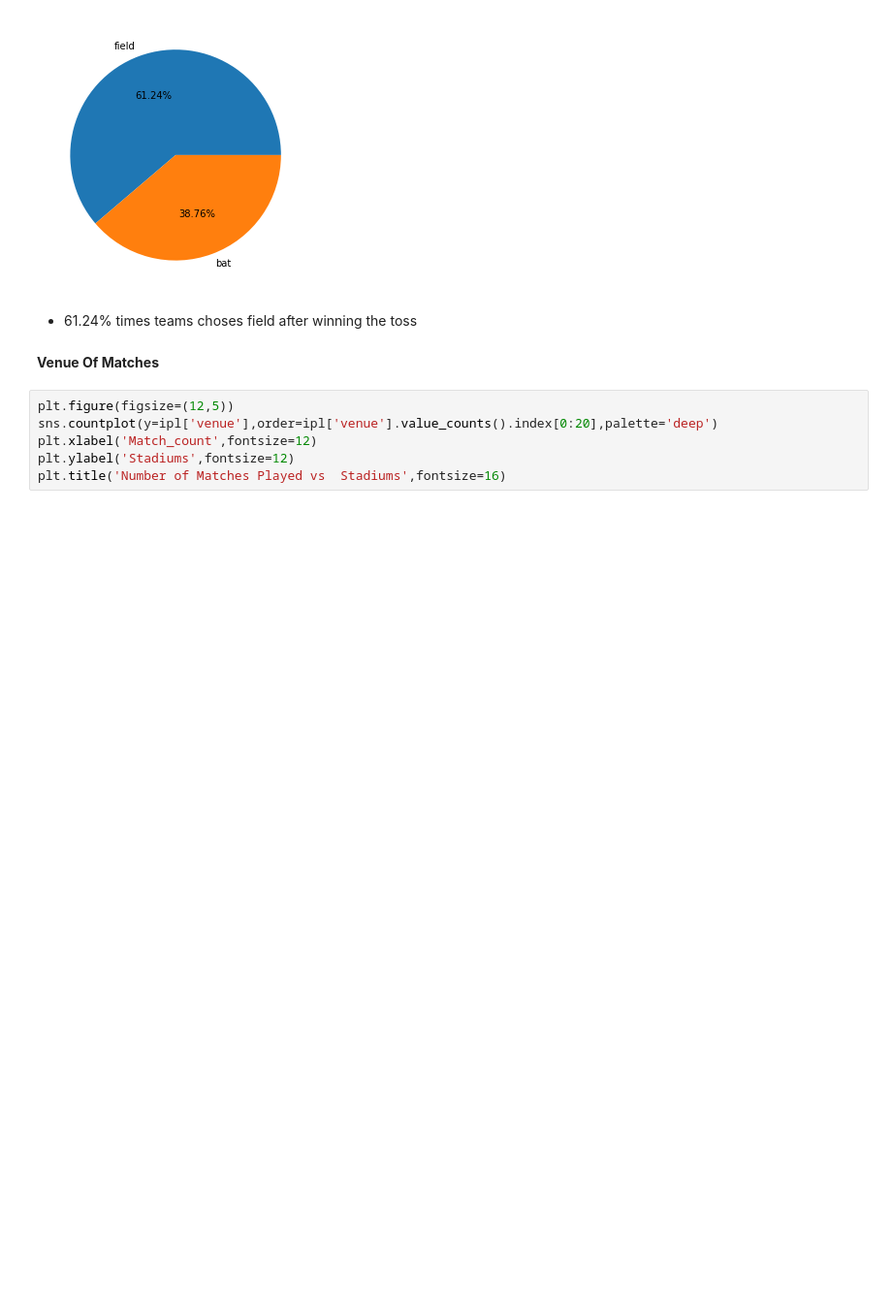
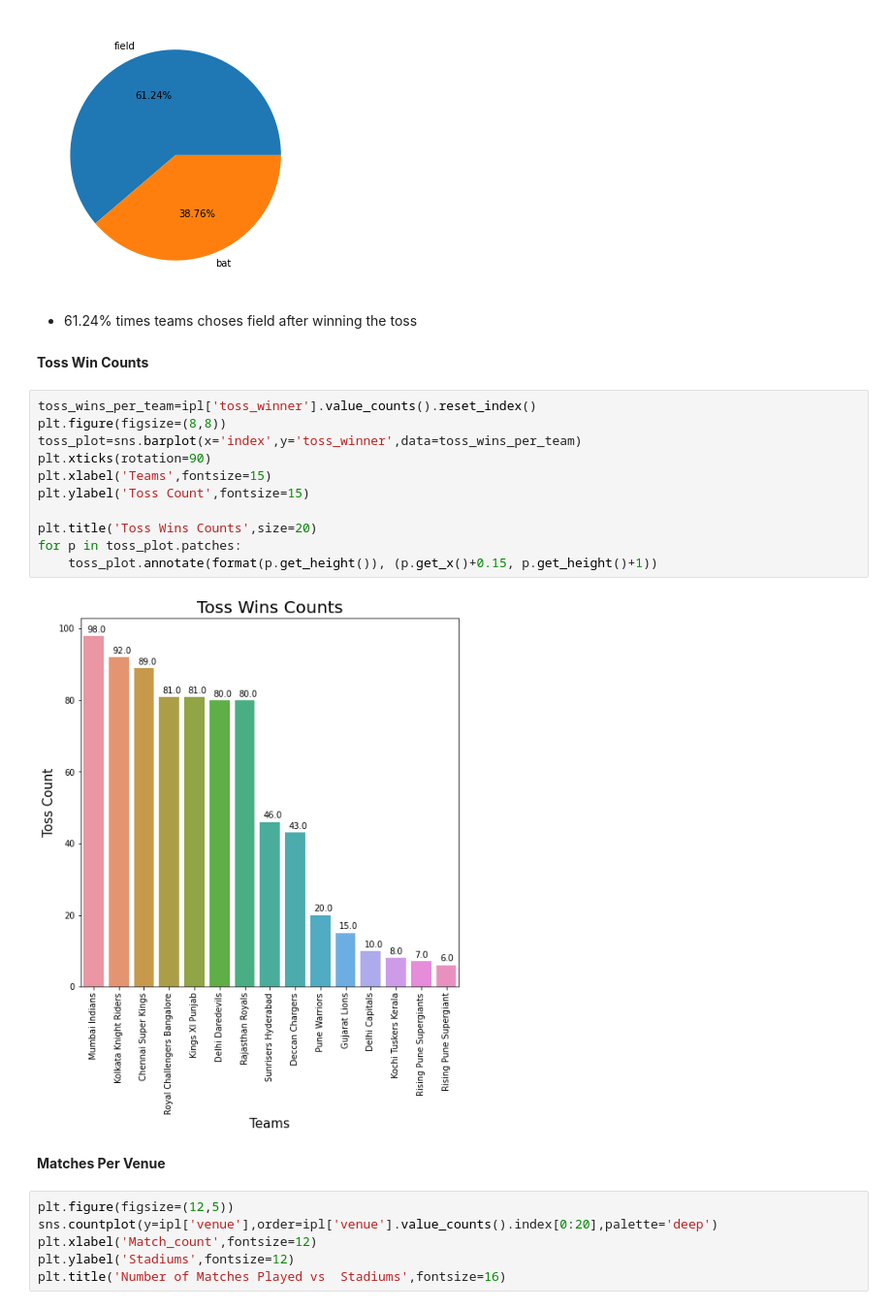
Before and after one commit to Jalpeshv/IPL-Analysis, a Jupyter notebook: IPL_Exploratory_Data_Analysis.ipynb, the cells around one changed output. Shown at 97% size. Drawn from its saved outputs; the diff is of its cells as text; blank space fills up the shorter version.

```diff
--- a/IPL_Exploratory_Data_Analysis.ipynb
+++ b/IPL_Exploratory_Data_Analysis.ipynb
@@ -63,8 +87,23 @@ plt.pie(ipl['toss_decision'].value_counts(),
 [figure]
 # %% [markdown]
 *   61.24% times teams choses field after winning the toss
+# %% [markdown]
+**Toss Win Counts**
+# %%
+toss_wins_per_team=ipl['toss_winner'].value_counts().reset_index()
+plt.figure(figsize=(8,8))
+toss_plot=sns.barplot(x='index',y='toss_winner',data=toss_wins_per_team)
+plt.xticks(rotation=90)
+plt.xlabel('Teams',fontsize=15)
+plt.ylabel('Toss Count',fontsize=15)
+
+plt.title('Toss Wins Counts',size=20)
+for p in toss_plot.patches:
+    toss_plot.annotate(format(p.get_height()), (p.get_x()+0.15, p.get_height()+1))
+# %% [output]
+[figure, added]
 # %% [markdown]
-**Venue Of Matches**
+**Matches Per Venue**
 # %%
 plt.figure(figsize=(12,5))
 sns.countplot(y=ipl['venue'],order=ipl['venue'].value_counts().index[0:20],palette='deep')
```
Also changed, not shown: parts of 12 cells of this notebook.
